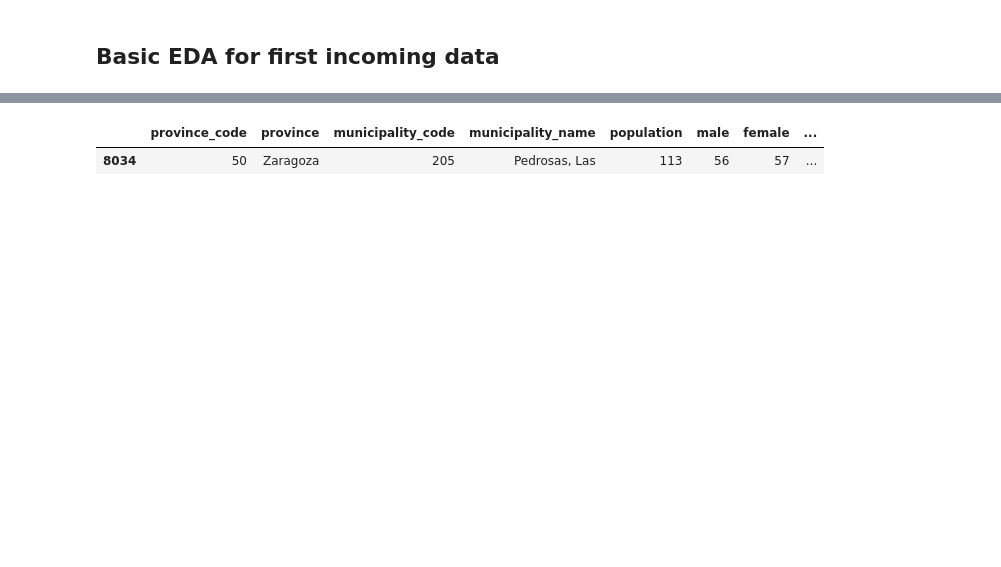
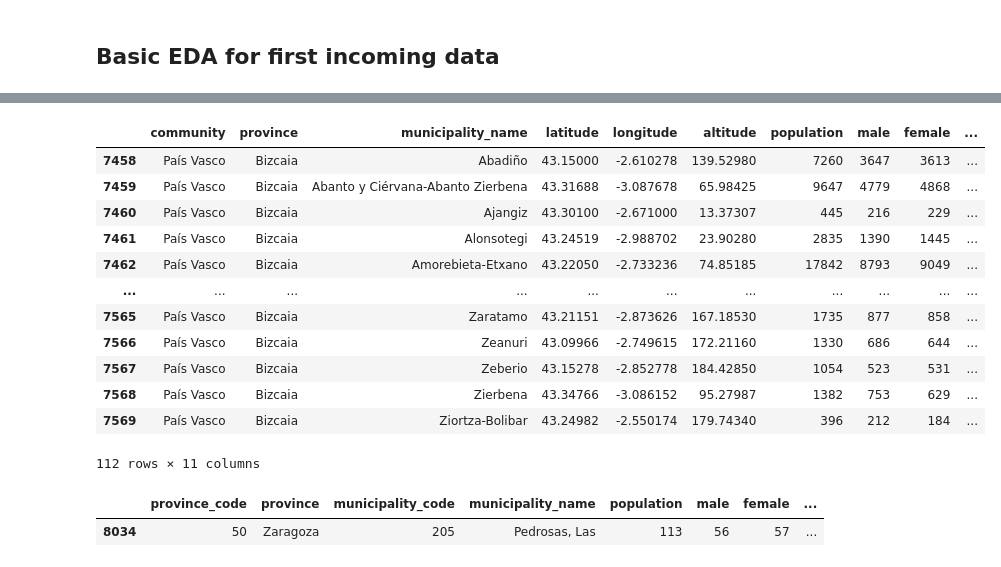
Before and after one commit to marimoysan/ml-pueblos, a Jupyter notebook: notebooks/eda.ipynb, the cells around one changed output, grey strips where cells are left out. Drawn from its saved outputs; the diff is of its cells as text; code cells hidden in the pictures; blank space fills up the shorter version.

```diff
--- a/notebooks/eda.ipynb
+++ b/notebooks/eda.ipynb
@@ -68,3 +88,19 @@ df_coordinates.sample(30)
+# %%
+df_coordinates[df_coordinates['province'] == "Bizcaia"]
+# %% [output]
+|  | community | province | municipality_name | latitude | longitude | altitude | population | male | female | ... |
+| 7458 | País Vasco | Bizcaia | Abadiño | 43.15000 | -2.610278 | 139.52980 | 7260 | 3647 | 3613 | ... |
+| 7459 | País Vasco | Bizcaia | Abanto y Ciérvana-Abanto Zierbena | 43.31688 | -3.087678 | 65.98425 | 9647 | 4779 | 4868 | ... |
+| 7460 | País Vasco | Bizcaia | Ajangiz | 43.30100 | -2.671000 | 13.37307 | 445 | 216 | 229 | ... |
+| 7461 | País Vasco | Bizcaia | Alonsotegi | 43.24519 | -2.988702 | 23.90280 | 2835 | 1390 | 1445 | ... |
+| 7462 | País Vasco | Bizcaia | Amorebieta-Etxano | 43.22050 | -2.733236 | 74.85185 | 17842 | 8793 | 9049 | ... |
+| ... | ... | ... | ... | ... | ... | ... | ... | ... | ... | ... |
+| 7565 | País Vasco | Bizcaia | Zaratamo | 43.21151 | -2.873626 | 167.18530 | 1735 | 877 | 858 | ... |
+| 7566 | País Vasco | Bizcaia | Zeanuri | 43.09966 | -2.749615 | 172.21160 | 1330 | 686 | 644 | ... |
+| 7567 | País Vasco | Bizcaia | Zeberio | 43.15278 | -2.852778 | 184.42850 | 1054 | 523 | 531 | ... |
+| 7568 | País Vasco | Bizcaia | Zierbena | 43.34766 | -3.086152 | 95.27987 | 1382 | 753 | 629 | ... |
+| 7569 | País Vasco | Bizcaia | Ziortza-Bolibar | 43.24982 | -2.550174 | 179.74340 | 396 | 212 | 184 | ... |
+112 rows × 11 columns
 # %%
 df_communities
 df_communities[df_communities['municipality_name_clean'] == "pedrosas, las"]
```
Also changed, not shown: parts of 17 cells of this notebook, 1 other file.
